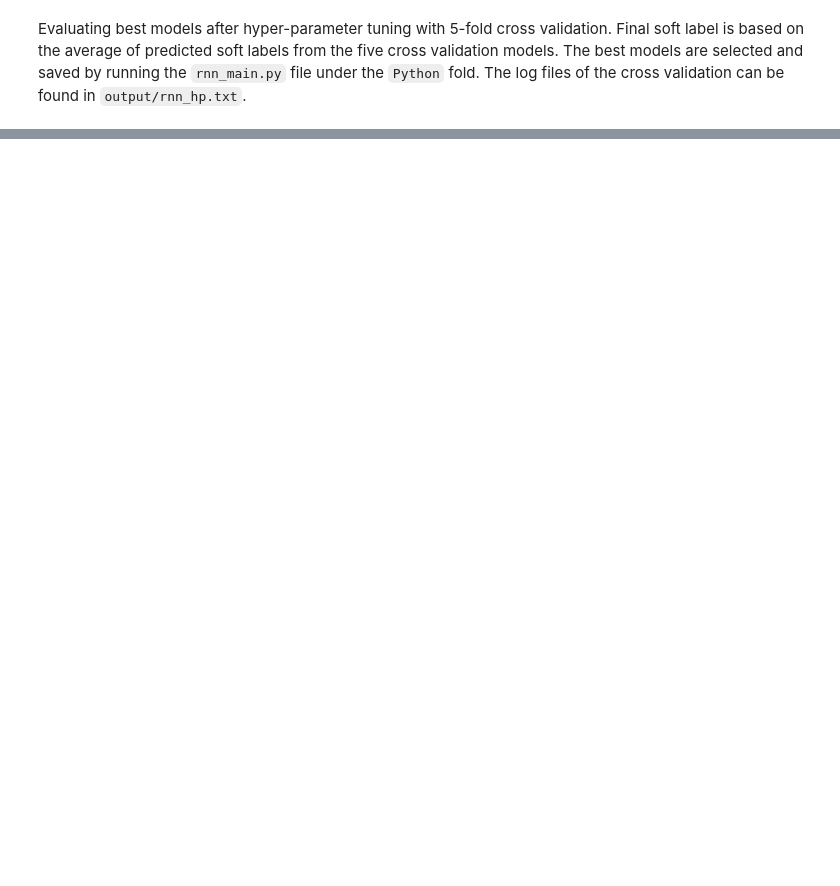
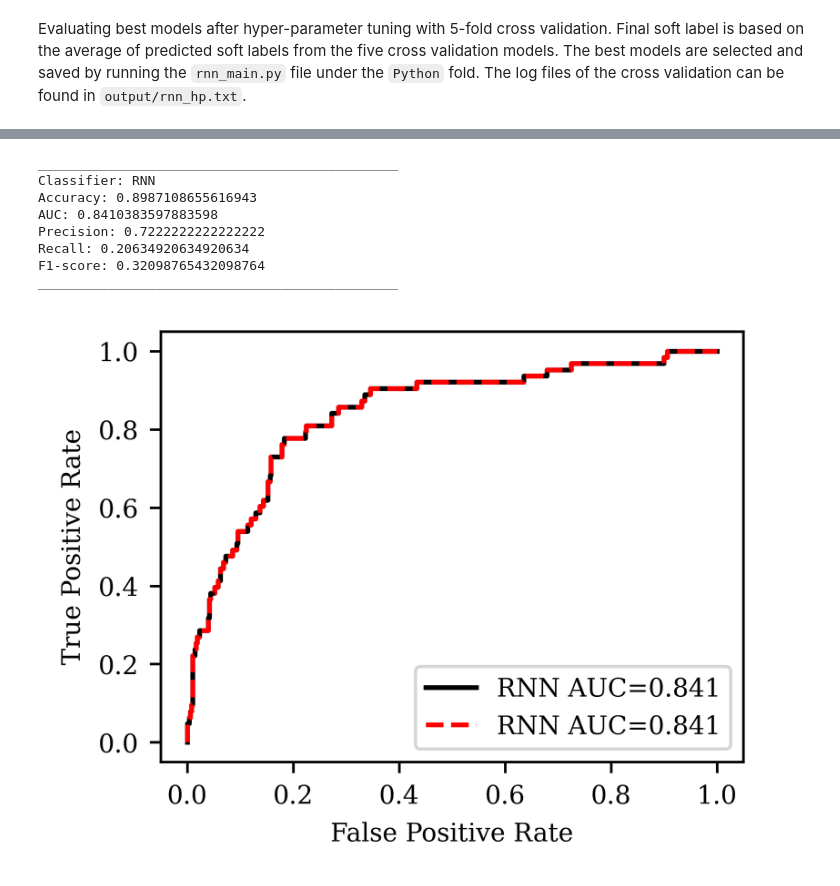
Before and after one commit to kewellcjj/sepsis-detection, a Jupyter notebook: RNN_evalutation.ipynb, the cells around one changed output, grey strips where cells are left out. Drawn from its saved outputs; the diff is of its cells as text; code cells hidden in the pictures; blank space fills up the shorter version.

```diff
--- a/RNN_evalutation.ipynb
+++ b/RNN_evalutation.ipynb
@@ -90,0 +144,17 @@ AUC on test data: 0.8410383597883598
+# %%
+from Python.utils import classification_metrics, plot_roc
+import pickle
+from sklearn import metrics
+y_true, y_pred = pickle.load(open("output/rnn_roc.pkl", "rb"))
+classification_metrics("RNN", y_true, y_pred)
+plot_roc(RNN="output/RNN_roc.csv", RNN1="output/RNN_roc.csv")
+# %% [output]
+______________________________________________
+Classifier: RNN
+Accuracy: 0.8987108655616943
+AUC: 0.8410383597883598
+Precision: 0.7222222222222222
+Recall: 0.20634920634920634
+F1-score: 0.32098765432098764
+______________________________________________
+[figure, added]
```
Also changed, not shown: parts of 11 cells of this notebook, 1 other file.
